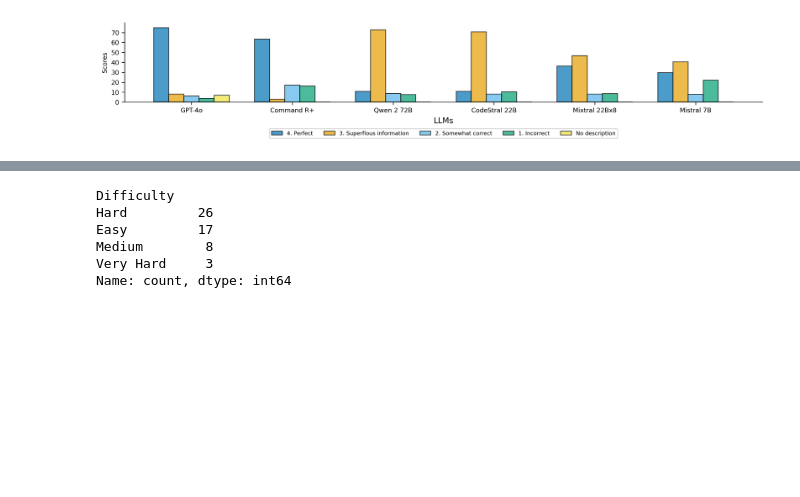
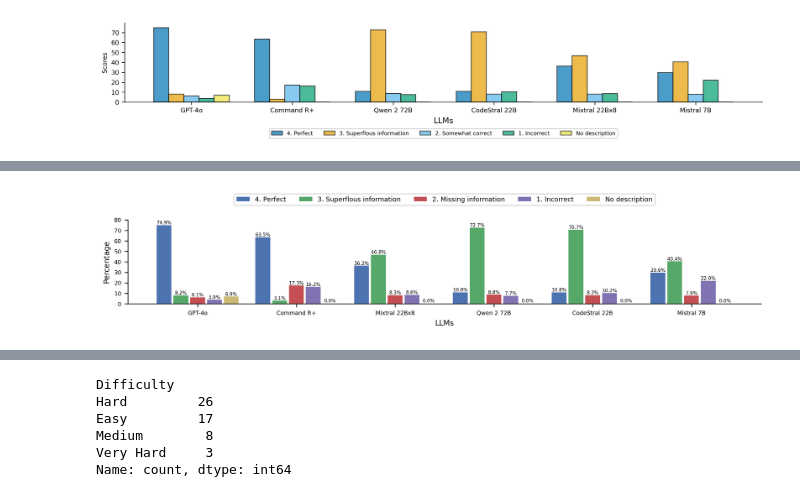
Before and after one commit to niklaswretblad/Synthetic-SQL-Column-Descriptions-for-Text-to-SQL, a Jupyter notebook: stats_and_plots.ipynb, the cells around one changed output, grey strips where cells are left out. Cells and saved outputs as stored; diff of their text form; code cells hidden in the pictures; blank space fills up the shorter version.

```diff
--- a/stats_and_plots.ipynb
+++ b/stats_and_plots.ipynb
@@ -695,0 +932,69 @@ plt.show()
+# %%
+import matplotlib.pyplot as plt
+import numpy as np
+
+plt.rcParams['figure.dpi'] = 300
+
+# Reorganize data for the new plot structure
+GPT_4o = [74.94, 8.15, 6.14, 3.88, 6.89]
+Command_R_plus = [63.47, 3.07, 17.29, 16.17, 0]
+Mixtral_22Bx8 = [36.34, 46.80, 8.27, 8.58, 0]
+Qwen_2_72B = [10.85, 72.67, 8.84, 7.65, 0]
+CodeStral_22B = [10.84, 70.68, 8.27, 10.21, 0]
+Mistral_7B = [29.65, 40.44, 7.90, 22.01, 0]
+
+data = np.array([GPT_4o, Command_R_plus, Mixtral_22Bx8, Qwen_2_72B, CodeStral_22B, Mistral_7B])
+models = ["GPT-4o", "Command R+", "Mixtral 22Bx8", "Qwen 2 72B", "CodeStral 22B", "Mistral 7B"]
+
+x = np.arange(len(models))
+width = 0.15
+gap = 0.02
+
+# New color scheme suitable for research papers
+colors = ['#4C72B0', '#55A868', '#C44E52', '#8172B2', '#CCB974']
+
+fig, ax = plt.subplots(figsize=(10, 2.5))
+
+def add_value_labels(ax, rects):
+    for rect in rects:
+        height = rect.get_height()
+        if height > 0:
+            ax.text(rect.get_x() + rect.get_width()/2., height,
+                    f'{height:.1f}%',
+                    ha='center', va='bottom', fontsize=5)
+
+labels = ["4. Perfect", "3. Superflous information", "2. Missing information", "1. Incorrect", "No description"]
+for i in range(5):  # Plot all 5 categories for all LLMs
+    rects = ax.bar(x + (i - 2) * (width + gap), data[:, i], width, label=labels[i], color=colors[i])
+    add_value_labels(ax, rects)
+
+    # Add 0.0% labels for "No description" where the value is 0
+    if i == 4:
+        for j, value in enumerate(data[:, i]):
+            if value == 0:
+                ax.text(x[j] + (i - 2) * (width + gap), 0.5, '0.0%',
+                        ha='center', va='bottom', fontsize=5, color='black')
+
+ax.set_xlabel('LLMs', fontsize=8)
+ax.set_ylabel('Percentage', fontsize=6)
+ax.set_xticks(x)
+ax.set_xticklabels(models, rotation=0, ha='center', fontsize=6)
+
+ax.set_ylim(0, 80)
+ax.set_yticks(np.arange(0, 81, 10))
+
+ax.grid(False)
+
+ax.legend(loc='upper center', bbox_to_anchor=(0.5, 1.35), ncol=5, fontsize='x-small', frameon=True)
+
+ax.set_facecolor('white')
+ax.spines['top'].set_visible(False)
+ax.spines['right'].set_visible(False)
+
+ax.tick_params(axis='y', labelsize=6)
+ax.yaxis.label.set_size(8)
+
+plt.tight_layout()
+plt.show()
+# %% [output]
+[figure, added]
```
Also changed, not shown: parts of 6 cells of this notebook, 13 other files.
